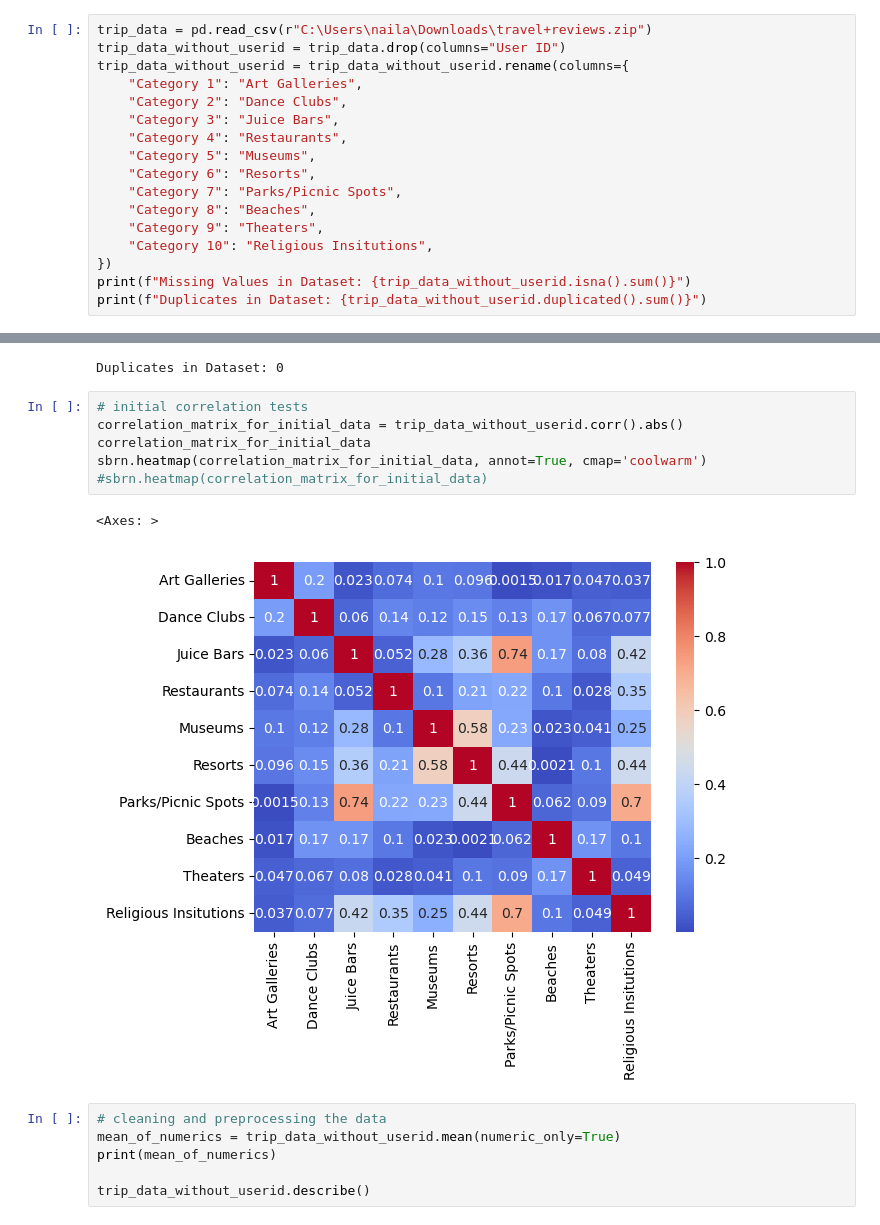
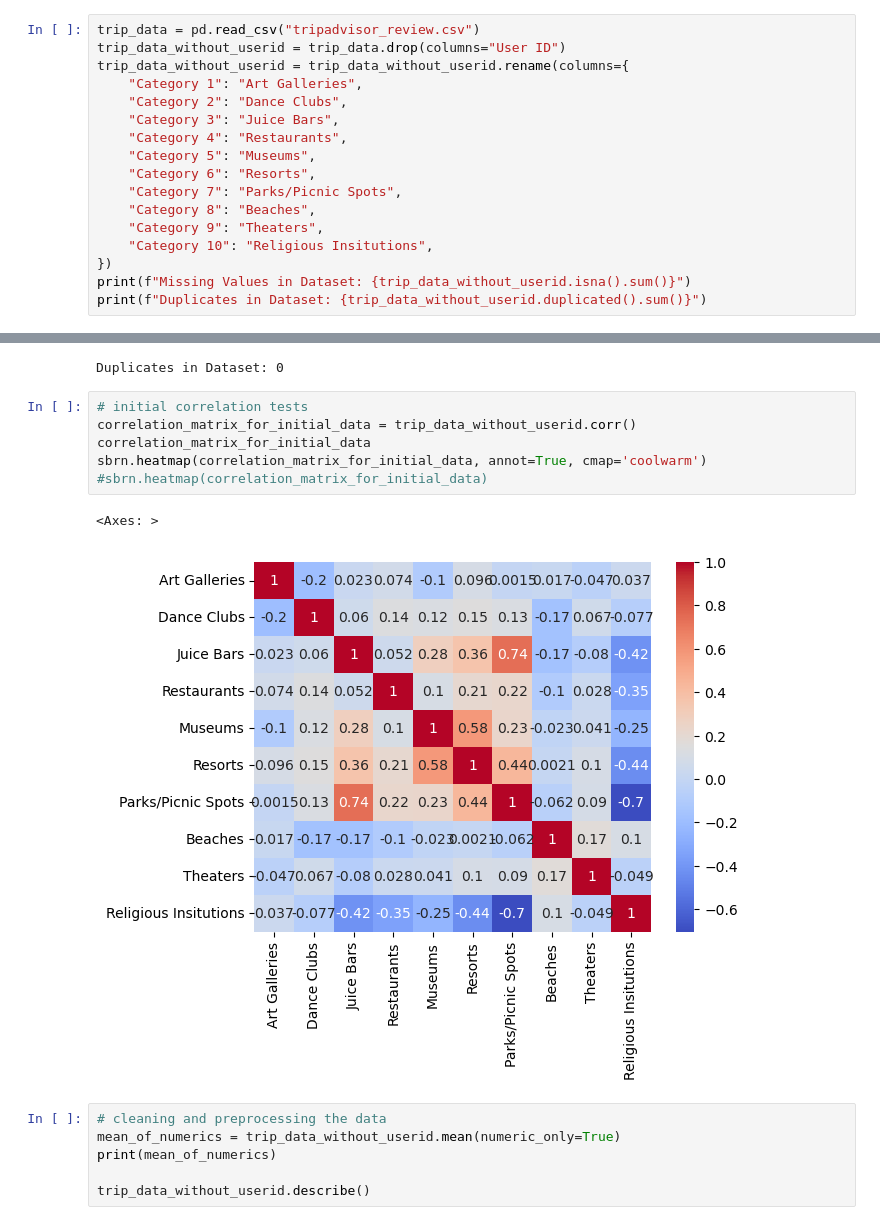
Before and after one commit to pauldanielg/CreatingTravelPackagesFromTravelData, a Jupyter notebook: trip_data_updated.ipynb, the cells around one changed output, grey strips where cells are left out. Cells and saved outputs as stored; diff of their text form.

```diff
--- a/trip_data_updated.ipynb
+++ b/trip_data_updated.ipynb
@@ -7,7 +7,7 @@ import seaborn as sbrn
 # %% [markdown]
 # Cleaning of Data
 # %%
-trip_data = pd.read_csv(r"C:\Users\naila\Downloads\travel+reviews.zip")
+trip_data = pd.read_csv("tripadvisor_review.csv")
 trip_data_without_userid = trip_data.drop(columns="User ID")
 trip_data_without_userid = trip_data_without_userid.rename(columns={
     "Category 1": "Art Galleries",
@@ -46,13 +46,13 @@ print(f"Duplicates in Dataset: {trip_data_without_userid.duplicated().sum()}")
 Duplicates in Dataset: 0
 # %%
 # initial correlation tests
-correlation_matrix_for_initial_data = trip_data_without_userid.corr().abs()
+correlation_matrix_for_initial_data = trip_data_without_userid.corr()
 correlation_matrix_for_initial_data
 sbrn.heatmap(correlation_matrix_for_initial_data, annot=True, cmap='coolwarm')
 #sbrn.heatmap(correlation_matrix_for_initial_data)
 # %% [output]
 <Axes: >
-[figure, old version]
+[figure, new version]
 # %%
 # cleaning and preprocessing the data
 mean_of_numerics = trip_data_without_userid.mean(numeric_only=True)
```
Also changed, not shown: parts of 9 cells of this notebook.
